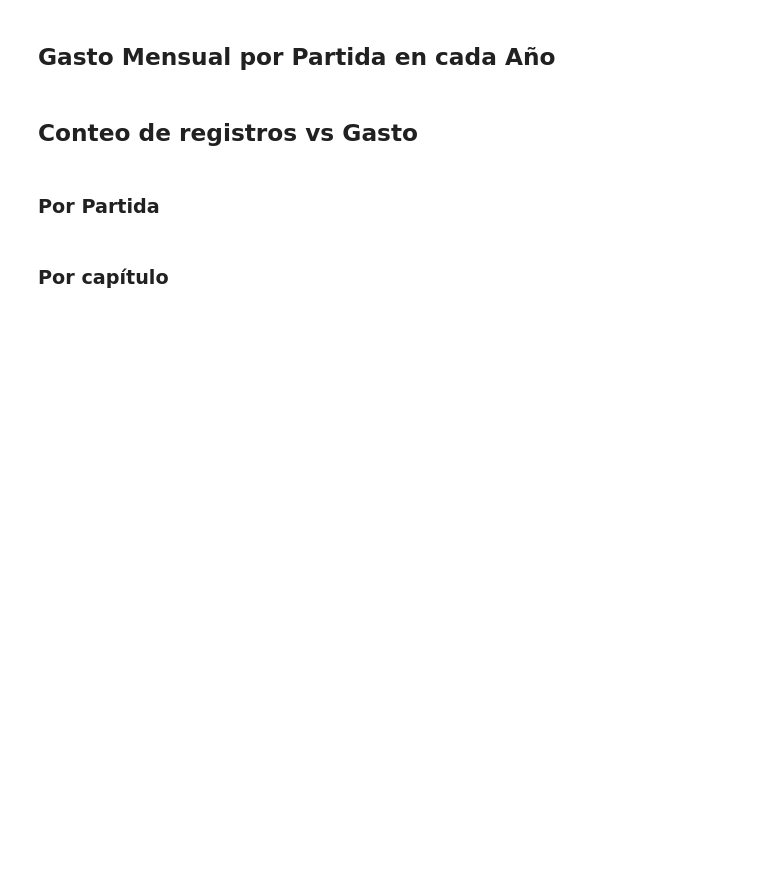
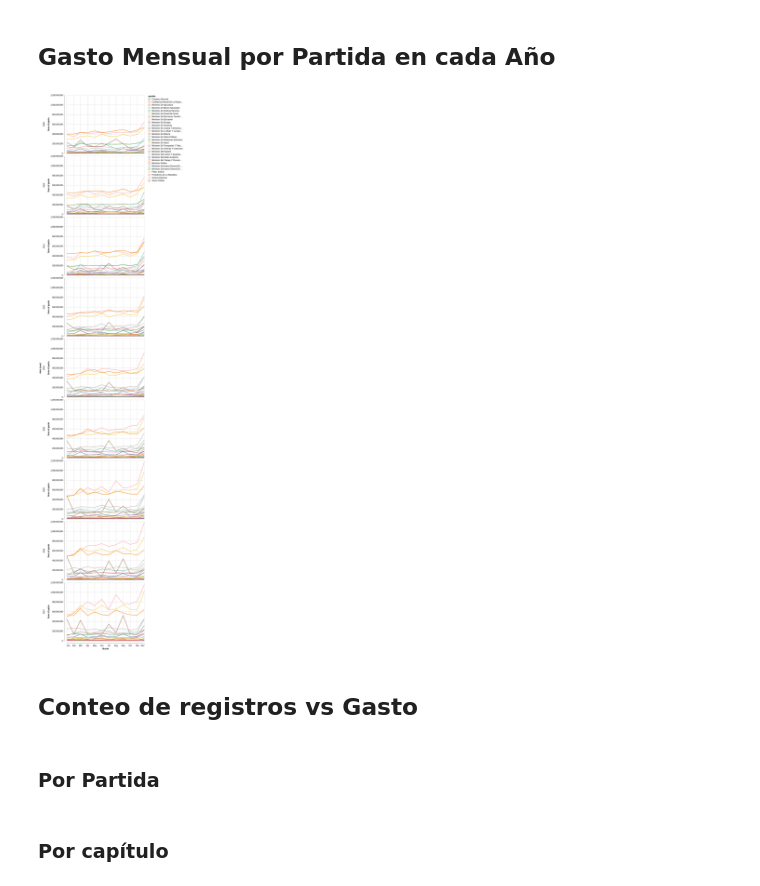
Before and after one commit to aoguedao/Dathaton-Gasto-Fiscal-Viz, a Jupyter notebook: GastoNetoMensualizado.ipynb, the cells around one changed output. Cells and saved outputs as stored; diff of their text form; code cells hidden in the pictures; blank space fills up the shorter version.

```diff
--- a/GastoNetoMensualizado.ipynb
+++ b/GastoNetoMensualizado.ipynb
@@ -202,16 +298,19 @@ pub_spend_chart.encode(
 # %% [markdown]
 ## Gasto Mensual por Partida en cada Año
 # %%
-pub_spend_chart.encode(
+alt.Chart(pub_spend_agg1_dict['url']).mark_line().encode(
     x=alt.X('date:T',
             timeUnit='month',
             axis=alt.Axis( title='Month')
            ),
+    y='sum(gasto):Q',
     color='partida:N',
     row=alt.Row('date:T',
             timeUnit='year'
            ),
 )
+# %% [output]
+[figure, added]
 # %% [markdown]
 ## Conteo de registros vs Gasto
 # %% [markdown]
```
Also changed, not shown: parts of 36 cells of this notebook, 1 other file.
